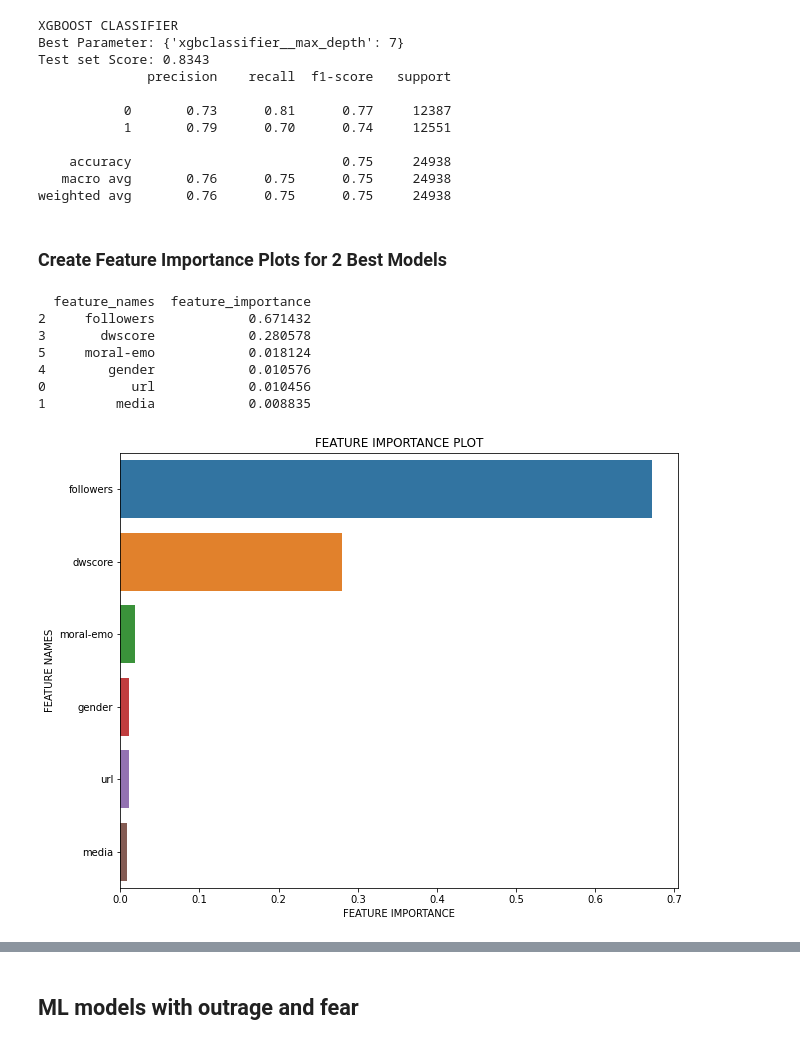
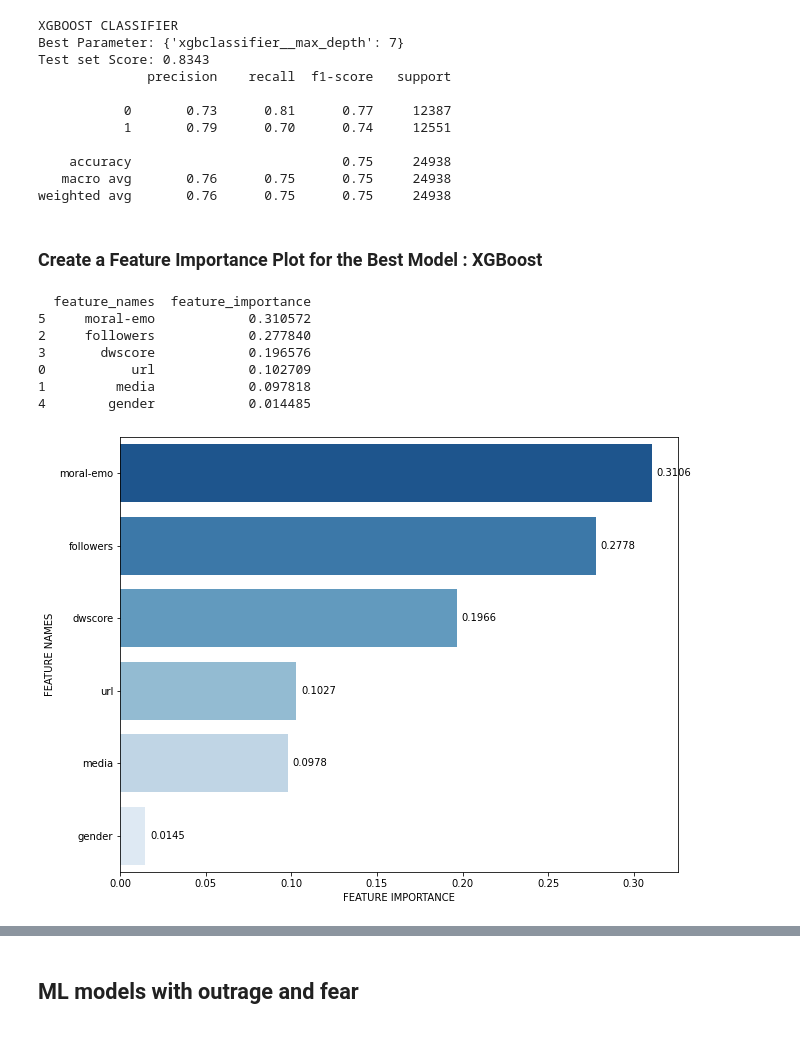
Before and after one commit to jino-kwon/Retweetability_Prediction, a Jupyter notebook: Jino_Kwon_Thesis_Code.ipynb, the cells around one changed output, grey strips where cells are left out. Cells and saved outputs as stored; diff of their text form; code cells hidden in the pictures.

```diff
--- a/Jino_Kwon_Thesis_Code.ipynb
+++ b/Jino_Kwon_Thesis_Code.ipynb
@@ -480,9 +521,12 @@ def plot_feature_importance(importance, names):
   #Define size of bar plot
   plt.figure(figsize=(10,8))
   #Plot Searborn bar chart
-  sns.barplot(x=fi_df['feature_importance'], y=fi_df['feature_names'])
+  ax = sns.barplot(x=fi_df['feature_importance'], y=fi_df['feature_names'], palette="Blues_r")
+
+  for p in ax.patches:
+    ax.annotate("%.4f" % p.get_width(), xy=(p.get_width(), p.get_y()+p.get_height()/2),
+            xytext=(5, 0), textcoords='offset points', ha="left", va="center")
   #Add chart labels
-  plt.title('FEATURE IMPORTANCE PLOT')
   plt.xlabel('FEATURE IMPORTANCE')
   plt.ylabel('FEATURE NAMES')
 # %%
@@ -630,20 +659,20 @@ Test set Score: 0.8343
    macro avg       0.76      0.75      0.75     24938
 weighted avg       0.76      0.75      0.75     24938
 # %% [markdown]
-### Create Feature Importance Plots for 2 Best Models
+### Create a Feature Importance Plot for the Best Model : XGBoost
 # %%
-# A feature importance plot for a random forest model
+# A feature importance plot for a XG Boost model
 # fitting the model with best parameters
-rfc2 = RandomForestClassifier(n_estimators=1000, max_depth=8, random_state=42)
-rfc2.fit(X_train_scaled, y_train)
+xgb2 = xgb.XGBClassifier(max_depth=7, importance_type='weight')
+xgb2.fit(X_train_scaled, y_train)
 
-plot_feature_importance(rfc2.feature_importances_, X.columns)
+plot_feature_importance(xgb2.feature_importances_, X.columns)
 # %% [output]
   feature_names  feature_importance
-2     followers            0.671432
-3       dwscore            0.280578
-5     moral-emo            0.018124
-4        gender            0.010576
-0           url            0.010456
-1         media            0.008835
+5     moral-emo            0.310572
+2     followers            0.277840
+3       dwscore            0.196576
+0           url            0.102709
+1         media            0.097818
+4        gender            0.014485
-[figure, old version]
+[figure, new version]
```
Also changed, not shown: parts of 31 cells of this notebook.
